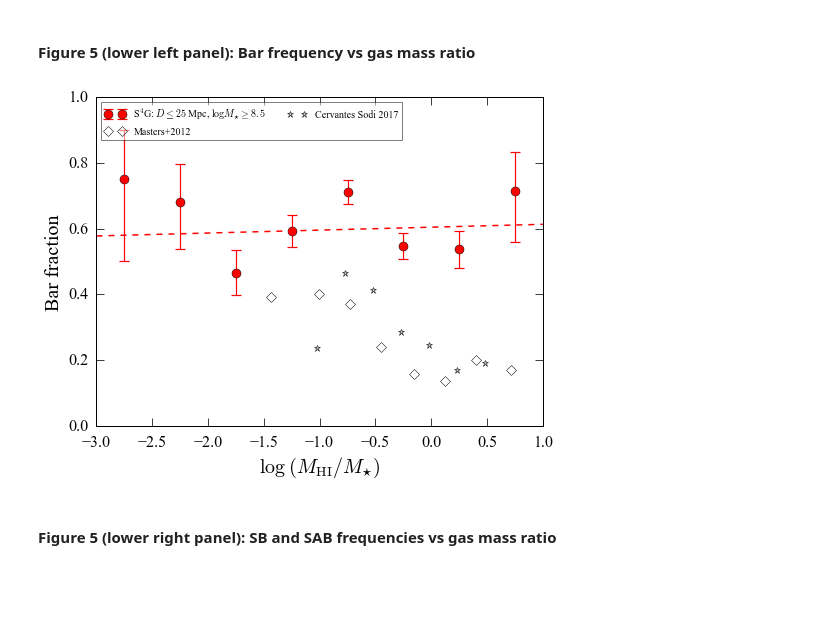
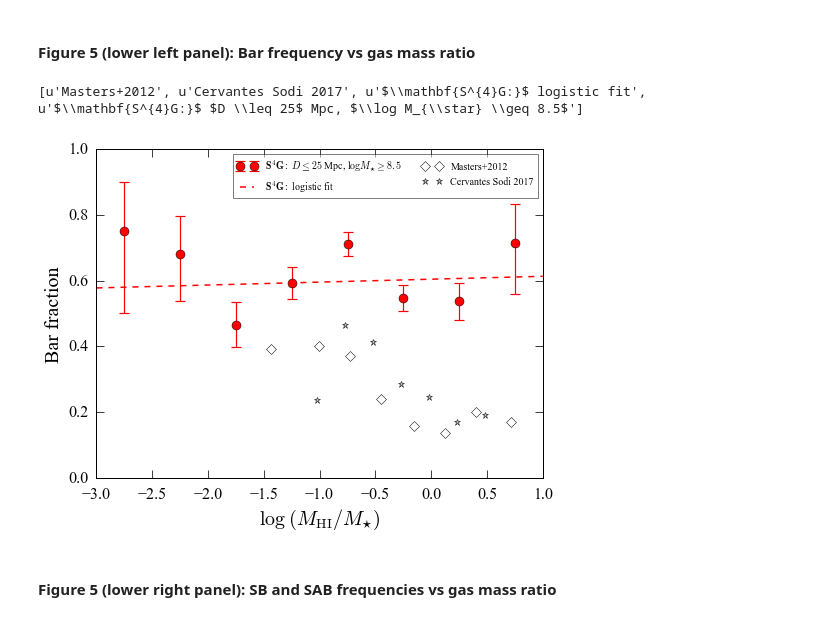
Before and after one commit to perwin/s4g_barfractions, a Jupyter notebook: s4gbars_main.ipynb, the cells around one changed output. Saved outputs shown, nothing was run; the diff lists cells and outputs as text; code cells hidden in the pictures; blank space fills up the shorter version.

Commit message:
Tweaks to notebooks and Figure 5 legends

```diff
--- a/s4gbars_main.ipynb
+++ b/s4gbars_main.ipynb
@@ -50,11 +50,14 @@ ytR25_kpc = r"$R_{25}$ [kpc]"
 
 ss0 = "All galaxies"
 ss1 = r"S$^{4}$G: $D \leq 25$ Mpc"
-ss1b = r"S$^{4}$G: $D \leq 25$ Mpc, $\log M_{\star} \geq 8.5$"
+ss1m = r"S$^{4}$G: $D \leq 25$ Mpc, $\log M_{\star} \geq 8.5$"
+ss1_bold = r"$\mathbf{S^{4}G:}$ $D \leq 25$ Mpc"
+ss1m_bold = r"$\mathbf{S^{4}G:}$ $D \leq 25$ Mpc, $\log M_{\star} \geq 8.5$"
 ss2 = r"S$^{4}$G: $D \leq 30$ Mpc"
 ss2b = r"S$^{4}$G: $D \leq 30$ Mpc, $\log M_{\star} \geq 9$"
 
 s4g_txt = r"S$^{4}$G"
+s4g_txt_bold = r"$\mathbf{S^{4}G:}$"
 s4g_fwhm_txt = r"S$^{4}$G $\langle$FWHM$\rangle$"
 # %%
 %pylab inline
@@ -544,29 +550,31 @@ if savePlots: plt.savefig(plotDir+"fSB-fSAB-vs-gmr_corrected.pdf")
 # %%
 logfgas_m12,fbar_m12 = profiles.ReadProfile(fbarLitDir+"fbar-vs-logfgas_masters+2012.txt")
 logfgas_cs17_raw,fbar_cs17 = profiles.ReadProfile(fbarLitDir+"fbar-vs-logfgas_cervantes_sodi2017.txt")
 # correct CS17 values from log M_{HI + He}/M_{star} to log M_{HI}/M_{star}
 logfgas_cs17 = logfgas_cs17_raw - 0.146
 
-plt.clf();pu.PlotFrequencyWithWeights(s4gdata.logfgas, s4gdata.w25, ii_barred_limited1_m8_5, ii_unbarred_limited1_m8_5, -3,2,0.5, fmt='ro', ms=9, label=ss1b)
+plt.clf();pu.PlotFrequencyWithWeights(s4gdata.logfgas, s4gdata.w25, ii_barred_limited1_m8_5, ii_unbarred_limited1_m8_5, -3,2,0.5, fmt='ro', ms=9, label=ss1m_bold)
 plt.plot(logfgas_m12, fbar_m12, 'D', mfc="None",mec='k', ms=7,label='Masters+2012')
 plt.plot(logfgas_cs17, fbar_cs17, '*', color='0.75', ms=7,label='Cervantes Sodi 2017')
 # linear logistic regression for S4G galaxies
 fgasvect = np.arange(-3, 1.01, 0.01)
-plot(fgasvect, logistic_lin(fgasvect, 0.42456, 0.03684), 'r--', lw=1.5)
+plot(fgasvect, logistic_lin(fgasvect, 0.42456, 0.03684), 'r--', lw=1.5, label=s4g_txt_bold + " logistic fit")
 plt.xlabel(xtfgas);plt.ylabel('Bar fraction')
 plt.ylim(0,1);plt.xlim(-3,1)
 
 # re-order labels in legend
 ax = plt.gca()
 handles,labels = ax.get_legend_handles_labels()
-handles = [handles[2], handles[0], handles[1]]
-labels = [labels[2], labels[0], labels[1]]
-legend(handles, labels, loc="upper left", fontsize=10, ncol=2, framealpha=0.5)
+print(labels)
+handles = [handles[3], handles[2], handles[0], handles[1]]
+labels = [labels[3], labels[2], labels[0], labels[1]]
+legend(handles, labels, loc="upper right", fontsize=10, ncol=2, framealpha=0.5)
 # push bottom of plot upwards so that x-axis label isn't clipped in PDF output
 plt.subplots_adjust(bottom=0.14)
 if savePlots: savefig(plotDir+"fbar-vs-fgas.pdf")
 # %% [output]
+[u'Masters+2012', u'Cervantes Sodi 2017', u'$\\mathbf{S^{4}G:}$ logistic fit', u'$\\mathbf{S^{4}G:}$ $D \\leq 25$ Mpc, $\\log M_{\\star} \\geq 8.5$']
-[figure, old version]
+[figure, new version]
 # %% [markdown]
 #### Figure 5 (lower right panel): SB and SAB frequencies vs gas mass ratio
 # %%
```
Also changed, not shown: parts of 5 cells of this notebook, 2 other files.
